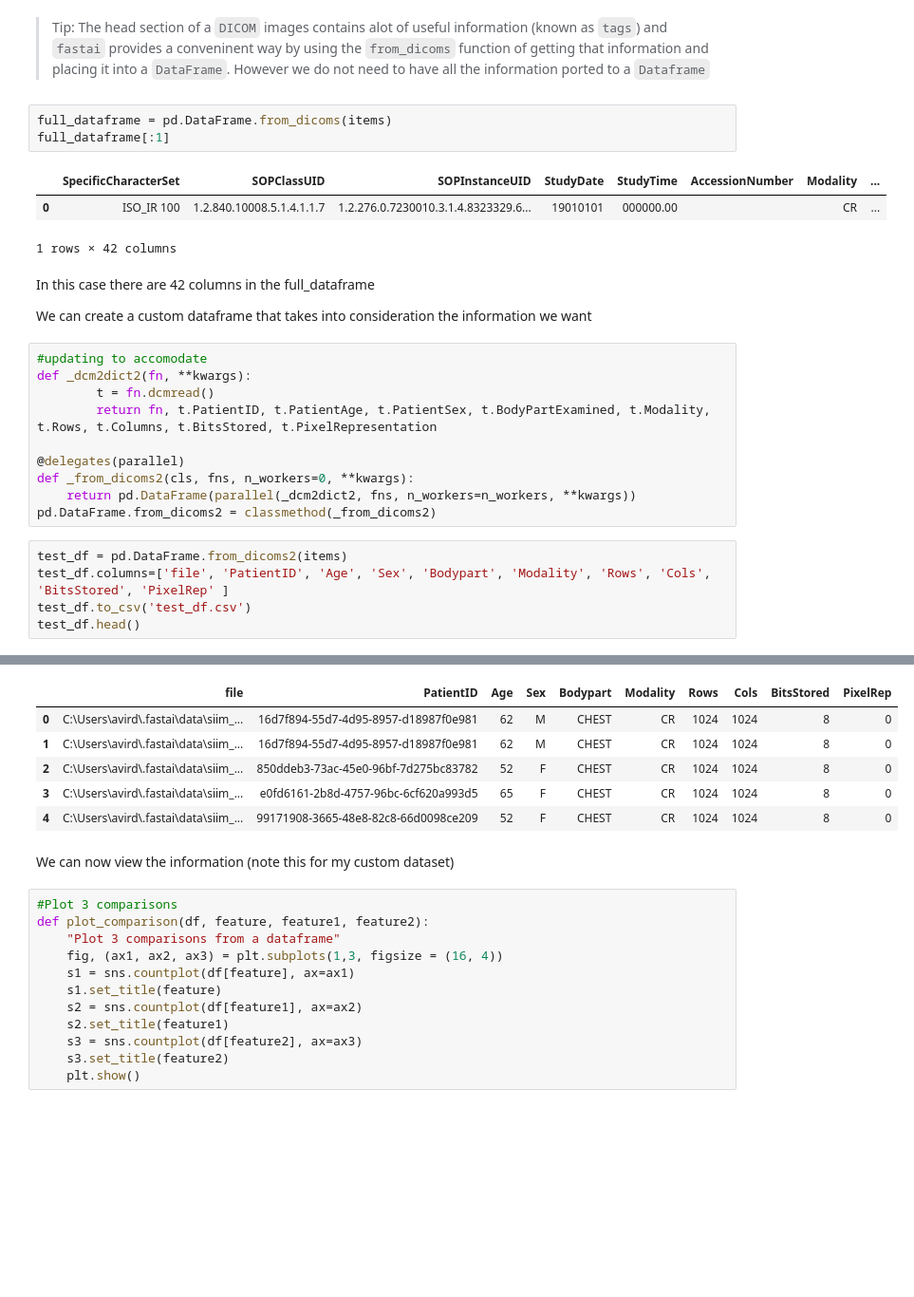
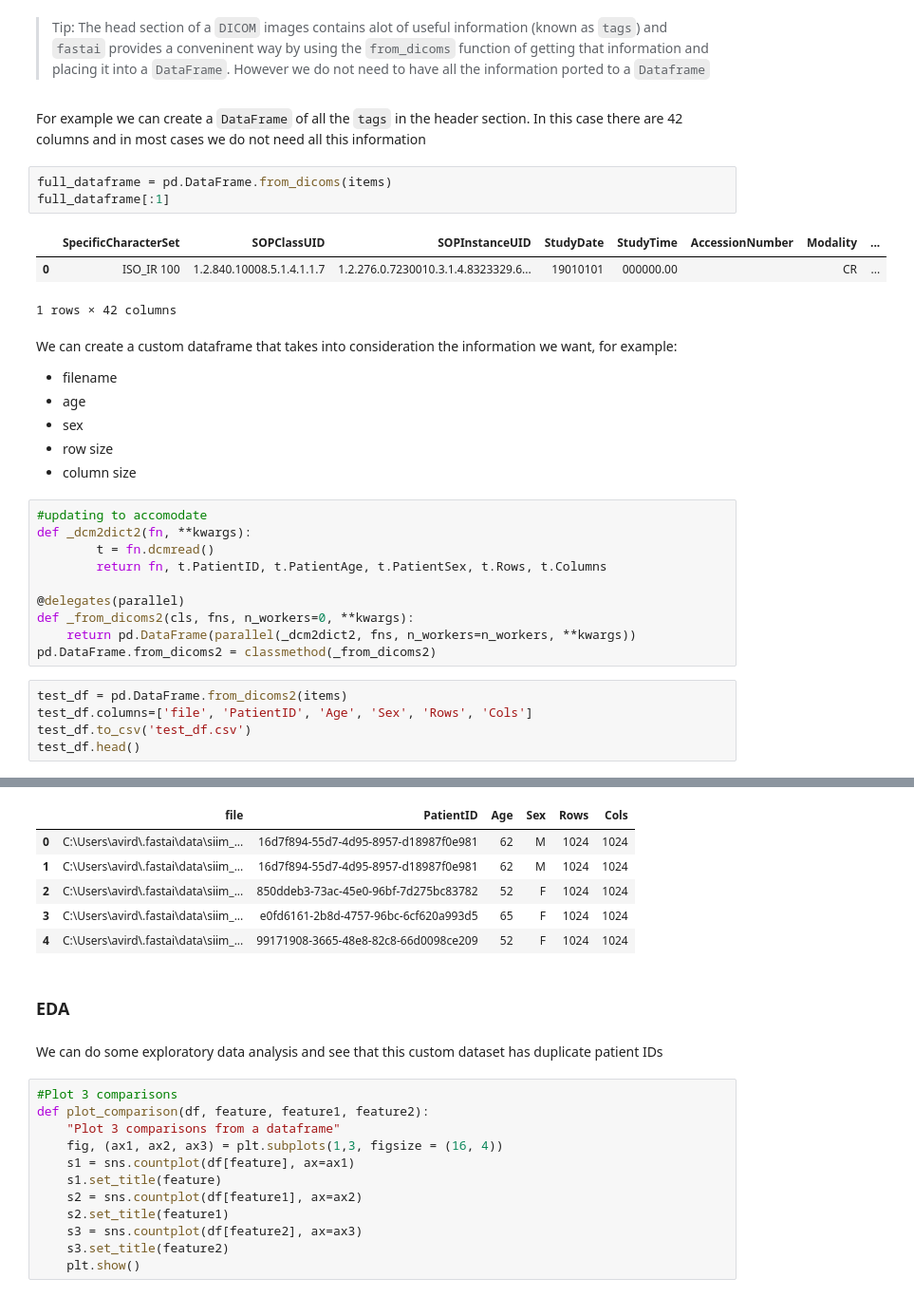
Before and after one commit to asvcode/MedicalImaging, a Jupyter notebook: _notebooks/2020-04-29-Starting-With-Medical-Imaging.ipynb, the cells around one changed output, grey strips where cells are left out. Shown at 95% size. Drawn from its saved outputs; the diff is of its cells as text; blank space fills up the shorter version.

```diff
--- a/_notebooks/2020-04-29-Starting-With-Medical-Imaging.ipynb
+++ b/_notebooks/2020-04-29-Starting-With-Medical-Imaging.ipynb
@@ -80,5 +80,7 @@ Rows: 1024 Columns: 1024
 # %% [markdown]
 > Tip: The head section of a `DICOM` images contains alot of useful information (known as `tags`) and `fastai` provides a conveninent way by using the `from_dicoms` function of getting that information and placing it into a `DataFrame`.  However we do not need to have all the information ported to a `Dataframe`
+# %% [markdown]
+For example we can create a `DataFrame` of all the `tags` in the header section.  In this case there are 42 columns and in most cases we do not need all this information
 # %%
 full_dataframe = pd.DataFrame.from_dicoms(items)
 full_dataframe[:1]
@@ -87,14 +89,17 @@ full_dataframe[:1]
 | 0 | ISO_IR 100 | 1.2.840.10008.5.1.4.1.1.7 | 1.2.276.0.7230010.3.1.4.8323329.6... | 19010101 | 000000.00 |  | CR | ... |
 1 rows × 42 columns
 # %% [markdown]
-In this case there are 42 columns in the full_dataframe
-
-We can create a custom dataframe that takes into consideration the information we want
+We can create a custom dataframe that takes into consideration the information we want, for example:
+- filename
+- age
+- sex
+- row size
+- column size
 # %%
 #updating to accomodate
 def _dcm2dict2(fn, **kwargs):
         t = fn.dcmread()
-        return fn, t.PatientID, t.PatientAge, t.PatientSex, t.BodyPartExamined, t.Modality, t.Rows, t.Columns, t.BitsStored, t.PixelRepresentation
+        return fn, t.PatientID, t.PatientAge, t.PatientSex, t.Rows, t.Columns
 
 @delegates(parallel)
 def _from_dicoms2(cls, fns, n_workers=0, **kwargs):
@@ -102,7 +107,7 @@ def _from_dicoms2(cls, fns, n_workers=0, **kwargs):
 pd.DataFrame.from_dicoms2 = classmethod(_from_dicoms2)
 # %%
 test_df = pd.DataFrame.from_dicoms2(items)
-test_df.columns=['file', 'PatientID', 'Age', 'Sex', 'Bodypart', 'Modality', 'Rows', 'Cols', 'BitsStored', 'PixelRep' ]
+test_df.columns=['file', 'PatientID', 'Age', 'Sex', 'Rows', 'Cols']
 test_df.to_csv('test_df.csv')
 test_df.head()
 # %% [output]
@@ -110,11 +114,13 @@ test_df.head()
-|  | file | PatientID | Age | Sex | Bodypart | Modality | Rows | Cols | BitsStored | PixelRep |
-| 0 | C:\Users\avird\.fastai\data\siim_... | 16d7f894-55d7-4d95-8957-d18987f0e981 | 62 | M | CHEST | CR | 1024 | 1024 | 8 | 0 |
-| 1 | C:\Users\avird\.fastai\data\siim_... | 16d7f894-55d7-4d95-8957-d18987f0e981 | 62 | M | CHEST | CR | 1024 | 1024 | 8 | 0 |
-| 2 | C:\Users\avird\.fastai\data\siim_... | 850ddeb3-73ac-45e0-96bf-7d275bc83782 | 52 | F | CHEST | CR | 1024 | 1024 | 8 | 0 |
-| 3 | C:\Users\avird\.fastai\data\siim_... | e0fd6161-2b8d-4757-96bc-6cf620a993d5 | 65 | F | CHEST | CR | 1024 | 1024 | 8 | 0 |
-| 4 | C:\Users\avird\.fastai\data\siim_... | 99171908-3665-48e8-82c8-66d0098ce209 | 52 | F | CHEST | CR | 1024 | 1024 | 8 | 0 |
+|  | file | PatientID | Age | Sex | Rows | Cols |
+| 0 | C:\Users\avird\.fastai\data\siim_... | 16d7f894-55d7-4d95-8957-d18987f0e981 | 62 | M | 1024 | 1024 |
+| 1 | C:\Users\avird\.fastai\data\siim_... | 16d7f894-55d7-4d95-8957-d18987f0e981 | 62 | M | 1024 | 1024 |
+| 2 | C:\Users\avird\.fastai\data\siim_... | 850ddeb3-73ac-45e0-96bf-7d275bc83782 | 52 | F | 1024 | 1024 |
+| 3 | C:\Users\avird\.fastai\data\siim_... | e0fd6161-2b8d-4757-96bc-6cf620a993d5 | 65 | F | 1024 | 1024 |
+| 4 | C:\Users\avird\.fastai\data\siim_... | 99171908-3665-48e8-82c8-66d0098ce209 | 52 | F | 1024 | 1024 |
-# %% [markdown]
-We can now view the information (note this for my custom dataset)
+# %% [markdown]
+### EDA
+# %% [markdown]
+We can do some exploratory data analysis and see that this custom dataset has duplicate patient IDs
 # %%
 #Plot 3 comparisons
 def plot_comparison(df, feature, feature1, feature2):
```
Also changed, not shown: parts of 7 cells of this notebook, 1 other file.
